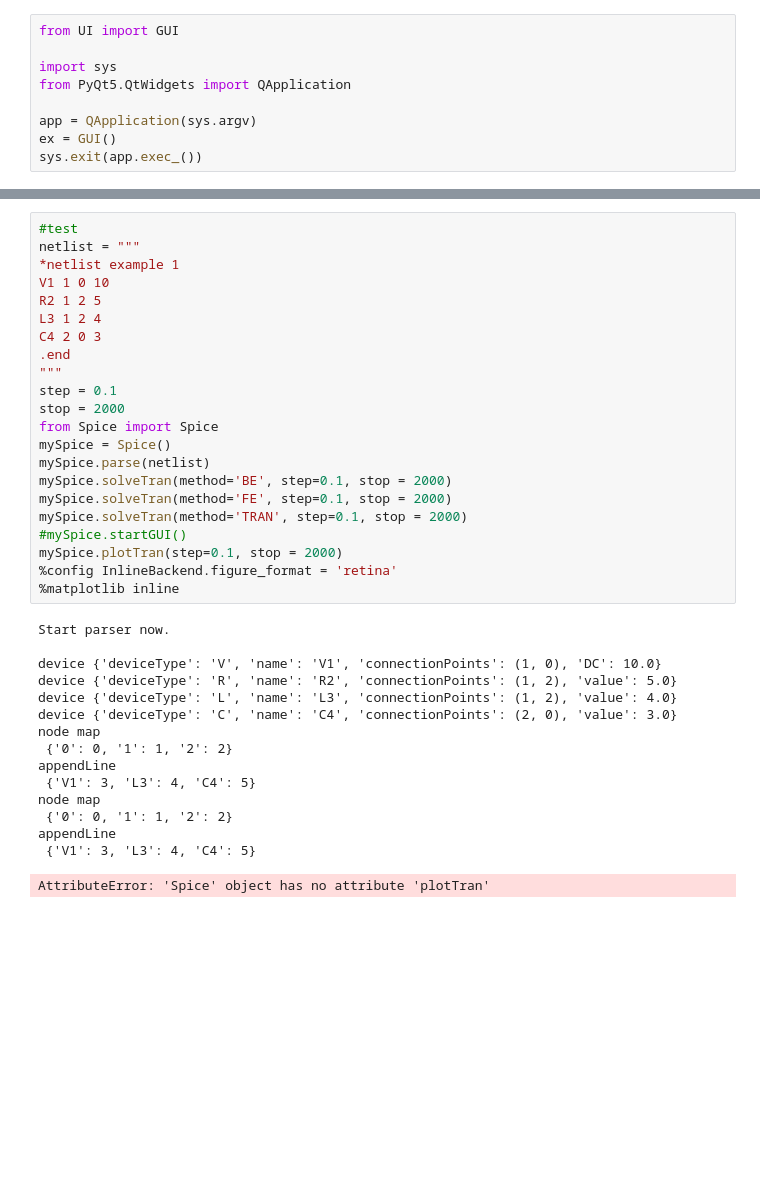
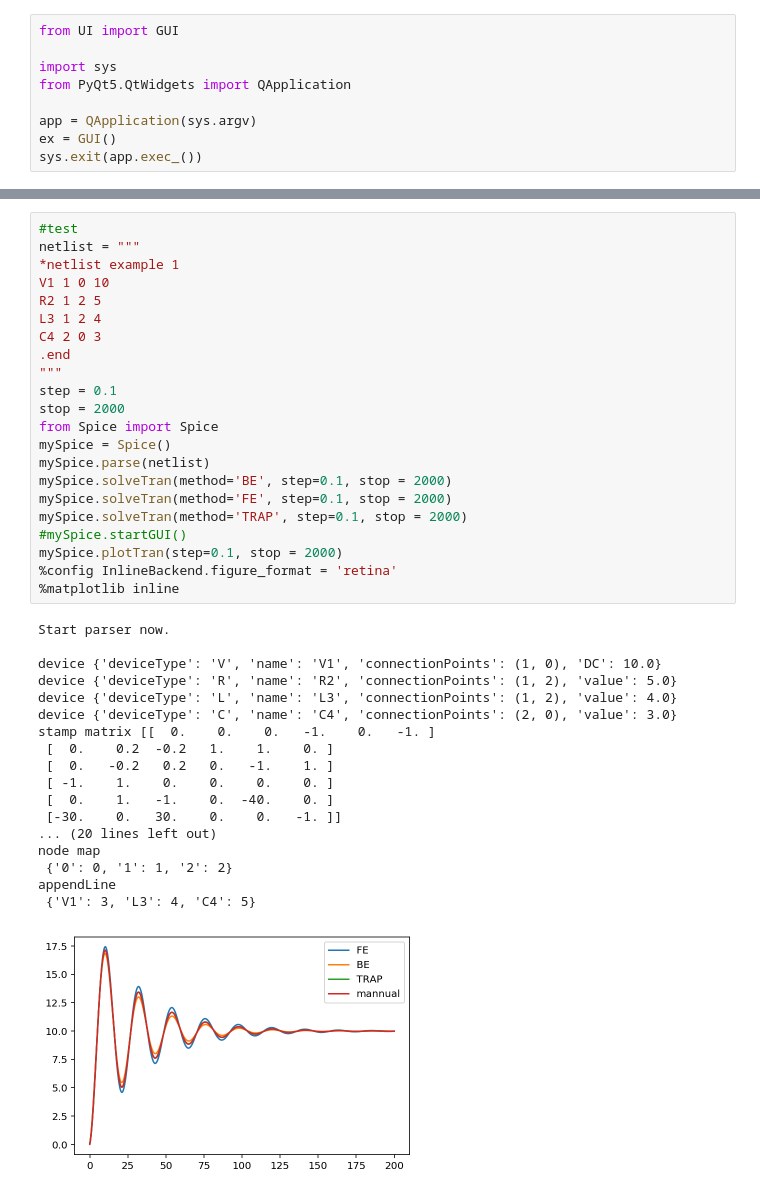
Before and after one commit to GaryYuyjl/EDAproject, a Jupyter notebook: 未命名.ipynb, the cells around one changed output, grey strips where cells are left out. Cells and saved outputs as stored; diff of their text form; blank space fills up the shorter version.

```diff
--- a/未命名.ipynb
+++ b/未命名.ipynb
@@ -118,39 +123,42 @@ appendLine
 netlist = """
 *netlist example 1
 V1 1 0 10
 R2 1 2 5
 L3 1 2 4
 C4 2 0 3
 .end
 """
 step = 0.1
 stop = 2000
 from Spice import Spice
 mySpice = Spice()
 mySpice.parse(netlist)
 mySpice.solveTran(method='BE', step=0.1, stop = 2000)
 mySpice.solveTran(method='FE', step=0.1, stop = 2000)
-mySpice.solveTran(method='TRAN', step=0.1, stop = 2000)
+mySpice.solveTran(method='TRAP', step=0.1, stop = 2000)
 #mySpice.startGUI()
 mySpice.plotTran(step=0.1, stop = 2000)
 %config InlineBackend.figure_format = 'retina'
 %matplotlib inline
 # %% [output]
 Start parser now.
 
 device {'deviceType': 'V', 'name': 'V1', 'connectionPoints': (1, 0), 'DC': 10.0}
 device {'deviceType': 'R', 'name': 'R2', 'connectionPoints': (1, 2), 'value': 5.0}
 device {'deviceType': 'L', 'name': 'L3', 'connectionPoints': (1, 2), 'value': 4.0}
 device {'deviceType': 'C', 'name': 'C4', 'connectionPoints': (2, 0), 'value': 3.0}
+stamp matrix [[  0.    0.    0.   -1.    0.   -1. ]
+ [  0.    0.2  -0.2   1.    1.    0. ]
+ [  0.   -0.2   0.2   0.   -1.    1. ]
+ [ -1.    1.    0.    0.    0.    0. ]
+ [  0.    1.   -1.    0.  -40.    0. ]
+ [-30.    0.   30.    0.    0.   -1. ]]
+... (20 lines left out)
 node map
  {'0': 0, '1': 1, '2': 2}
 appendLine
  {'V1': 3, 'L3': 4, 'C4': 5}
-node map
- {'0': 0, '1': 1, '2': 2}
-appendLine
- {'V1': 3, 'L3': 4, 'C4': 5}
-AttributeError: 'Spice' object has no attribute 'plotTran'
+[figure, added]
 # %%
 #test
 netlist = """
```
Also changed, not shown: parts of 2 cells of this notebook, 5 other files.
